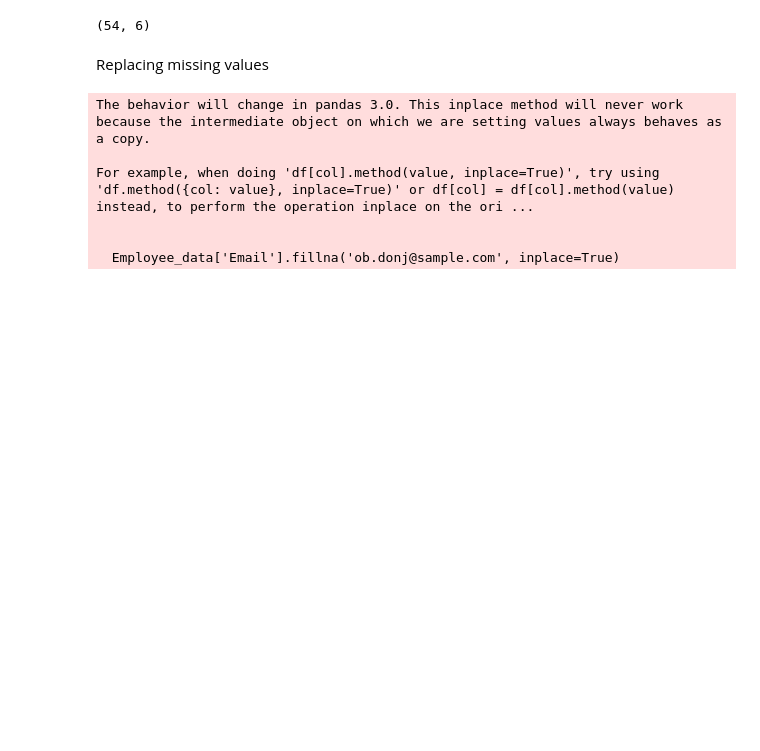
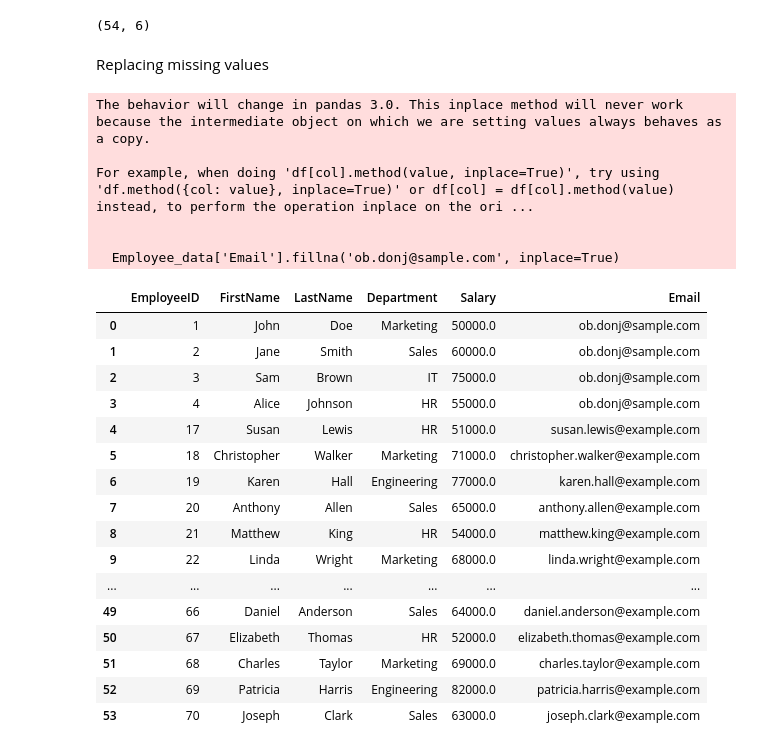
Before and after one commit to Obicnwokolo/Big-Data, a Jupyter notebook: src/sqlalchemy.ipynb, the cells around one changed output. Saved outputs shown, nothing was run; the diff lists cells and outputs as text; code cells hidden in the pictures; blank space fills up the shorter version.

```diff
--- a/src/sqlalchemy.ipynb
+++ b/src/sqlalchemy.ipynb
@@ -137,3 +132,23 @@ For example, when doing 'df[col].method(value, inplace=True)', try using 'df.met
 
 
   Employee_data['Email'].fillna('ob.donj@sample.com', inplace=True)
+# %%
+Employee_data
+# %% [output]
+|  | EmployeeID | FirstName | LastName | Department | Salary | Email |
+| 0 | 1 | John | Doe | Marketing | 50000.0 | ob.donj@sample.com |
+| 1 | 2 | Jane | Smith | Sales | 60000.0 | ob.donj@sample.com |
+| 2 | 3 | Sam | Brown | IT | 75000.0 | ob.donj@sample.com |
+| 3 | 4 | Alice | Johnson | HR | 55000.0 | ob.donj@sample.com |
+| 4 | 17 | Susan | Lewis | HR | 51000.0 | susan.lewis@example.com |
+| 5 | 18 | Christopher | Walker | Marketing | 71000.0 | christopher.walker@example.com |
+| 6 | 19 | Karen | Hall | Engineering | 77000.0 | karen.hall@example.com |
+| 7 | 20 | Anthony | Allen | Sales | 65000.0 | anthony.allen@example.com |
+| 8 | 21 | Matthew | King | HR | 54000.0 | matthew.king@example.com |
+| 9 | 22 | Linda | Wright | Marketing | 68000.0 | linda.wright@example.com |
+| ... | ... | ... | ... | ... | ... | ... |
+| 49 | 66 | Daniel | Anderson | Sales | 64000.0 | daniel.anderson@example.com |
+| 50 | 67 | Elizabeth | Thomas | HR | 52000.0 | elizabeth.thomas@example.com |
+| 51 | 68 | Charles | Taylor | Marketing | 69000.0 | charles.taylor@example.com |
+| 52 | 69 | Patricia | Harris | Engineering | 82000.0 | patricia.harris@example.com |
+| 53 | 70 | Joseph | Clark | Sales | 63000.0 | joseph.clark@example.com |
```
Also changed, not shown: parts of 14 cells of this notebook.
